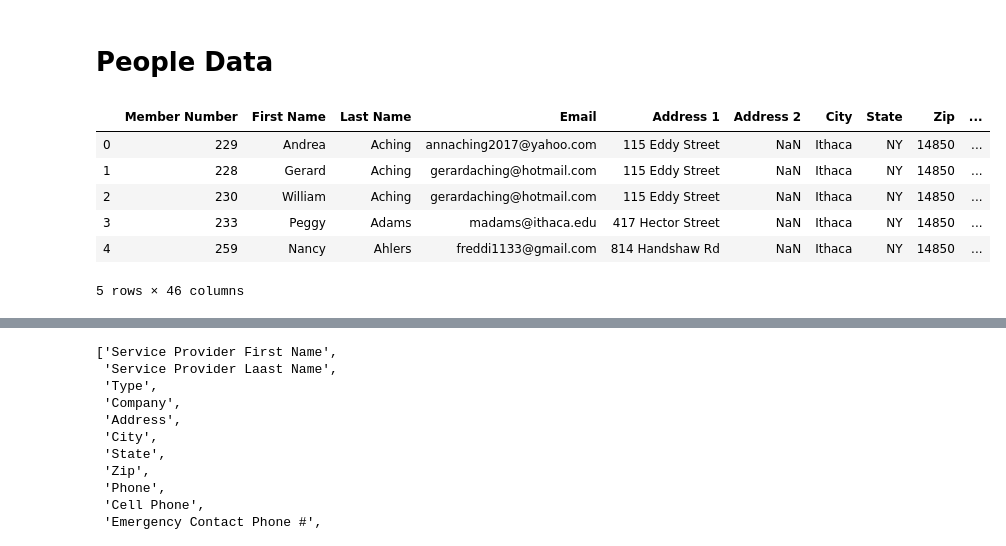
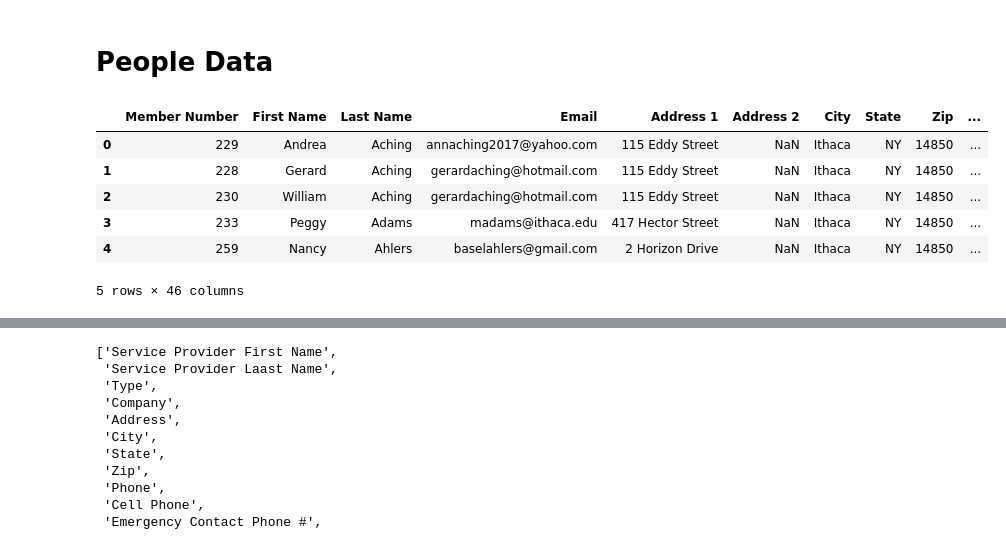
Before and after one commit to cornellh4i/love-living-at-home, a Jupyter notebook: app/data/notebooks/process_data.ipynb, the cells around one changed output, grey strips where cells are left out. Cells and saved outputs as stored; diff of their text form; code cells hidden in the pictures.

```diff
--- a/app/data/notebooks/process_data.ipynb
+++ b/app/data/notebooks/process_data.ipynb
@@ -209,15 +128,15 @@ SyntaxError: invalid syntax (<ipython-input-17-20f8b813cf47>, line 1)
 # People Data
 # %%
 # Read in member data
-members_df = pd.read_csv(f"{ROOT_DATA_DIR}/members_including_metro_area_data.csv")
-members_df.head()
+members_df_input = pd.read_csv(f"{ROOT_DATA_DIR}/members_including_metro_area_data.csv")
+members_df_input.head()
 # %% [output]
 |  | Member Number | First Name | Last Name | Email | Address 1 | Address 2 | City | State | Zip | ... |
 | 0 | 229 | Andrea | Aching | annaching2017@yahoo.com | 115 Eddy Street | NaN | Ithaca | NY | 14850 | ... |
 | 1 | 228 | Gerard | Aching | gerardaching@hotmail.com | 115 Eddy Street | NaN | Ithaca | NY | 14850 | ... |
 | 2 | 230 | William | Aching | gerardaching@hotmail.com | 115 Eddy Street | NaN | Ithaca | NY | 14850 | ... |
 | 3 | 233 | Peggy | Adams | madams@ithaca.edu | 417 Hector Street | NaN | Ithaca | NY | 14850 | ... |
-| 4 | 259 | Nancy | Ahlers | freddi1133@gmail.com | 814 Handshaw Rd | NaN | Ithaca | NY | 14850 | ... |
+| 4 | 259 | Nancy | Ahlers | baselahlers@gmail.com | 2 Horizon Drive | NaN | Ithaca | NY | 14850 | ... |
 5 rows × 46 columns
 # %%
 # Drop irrelevant columns from members_df and rename as necessary
```
Also changed, not shown: parts of 36 cells of this notebook, 7 other files.
